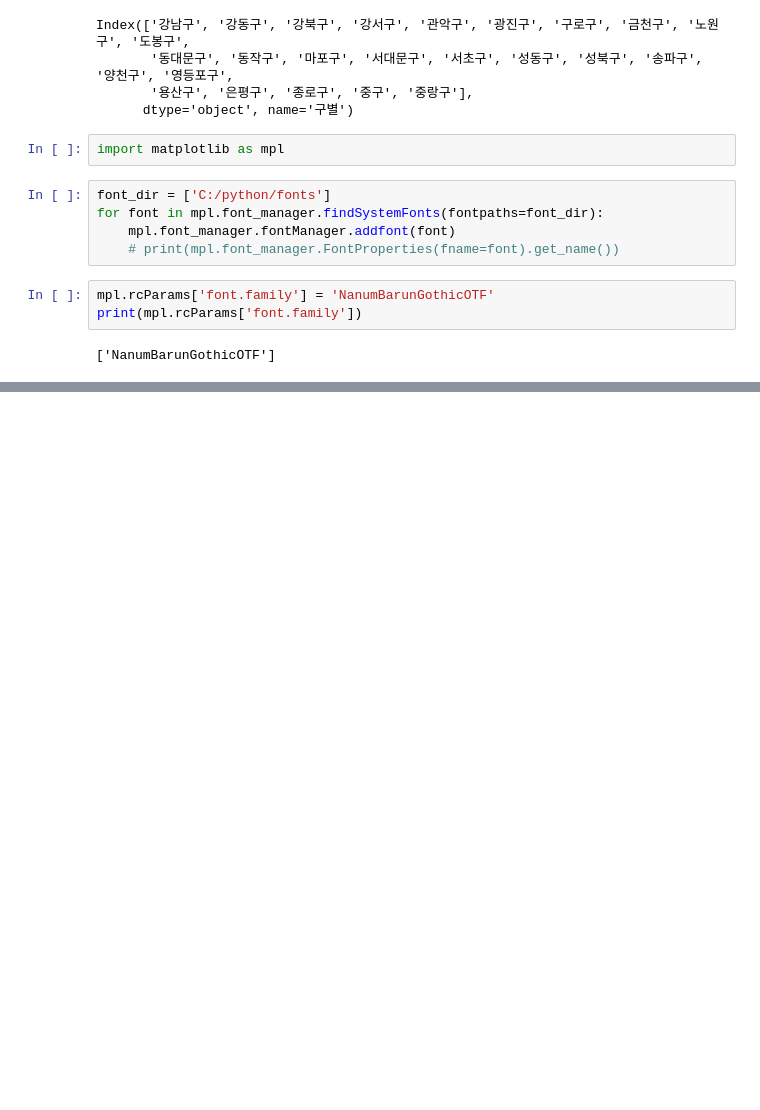
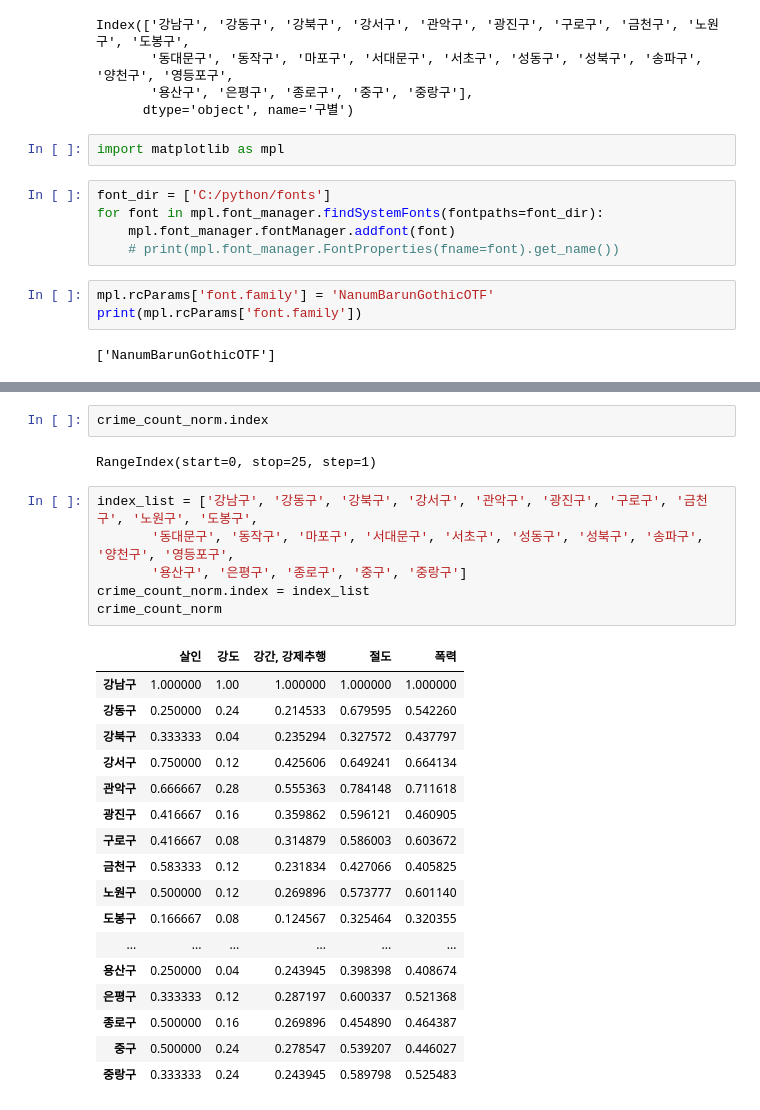
Before and after one commit to seohyun1119/pythonbasic, a Jupyter notebook: mini_project(1)/mini_project(3).ipynb, the cells around one changed output, grey strips where cells are left out. Saved outputs shown, nothing was run; the diff lists cells and outputs as text; blank space fills up the shorter version.

```diff
--- a/mini_project(1)/mini_project(3).ipynb
+++ b/mini_project(1)/mini_project(3).ipynb
@@ -124,2 +122,30 @@ crime_count_norm.sort_values(by='살인', ascending=False)
+# %%
+crime_count_norm.index
+# %% [output]
+RangeIndex(start=0, stop=25, step=1)
+# %%
+index_list = ['강남구', '강동구', '강북구', '강서구', '관악구', '광진구', '구로구', '금천구', '노원구', '도봉구',
+       '동대문구', '동작구', '마포구', '서대문구', '서초구', '성동구', '성북구', '송파구', '양천구', '영등포구',
+       '용산구', '은평구', '종로구', '중구', '중랑구']
+crime_count_norm.index = index_list
+crime_count_norm
+# %% [output]
+|  | 살인 | 강도 | 강간, 강제추행 | 절도 | 폭력 |
+| 강남구 | 1.000000 | 1.00 | 1.000000 | 1.000000 | 1.000000 |
+| 강동구 | 0.250000 | 0.24 | 0.214533 | 0.679595 | 0.542260 |
+| 강북구 | 0.333333 | 0.04 | 0.235294 | 0.327572 | 0.437797 |
+| 강서구 | 0.750000 | 0.12 | 0.425606 | 0.649241 | 0.664134 |
+| 관악구 | 0.666667 | 0.28 | 0.555363 | 0.784148 | 0.711618 |
+| 광진구 | 0.416667 | 0.16 | 0.359862 | 0.596121 | 0.460905 |
+| 구로구 | 0.416667 | 0.08 | 0.314879 | 0.586003 | 0.603672 |
+| 금천구 | 0.583333 | 0.12 | 0.231834 | 0.427066 | 0.405825 |
+| 노원구 | 0.500000 | 0.12 | 0.269896 | 0.573777 | 0.601140 |
+| 도봉구 | 0.166667 | 0.08 | 0.124567 | 0.325464 | 0.320355 |
+| ... | ... | ... | ... | ... | ... |
+| 용산구 | 0.250000 | 0.04 | 0.243945 | 0.398398 | 0.408674 |
+| 은평구 | 0.333333 | 0.12 | 0.287197 | 0.600337 | 0.521368 |
+| 종로구 | 0.500000 | 0.16 | 0.269896 | 0.454890 | 0.464387 |
+| 중구 | 0.500000 | 0.24 | 0.278547 | 0.539207 | 0.446027 |
+| 중랑구 | 0.333333 | 0.24 | 0.243945 | 0.589798 | 0.525483 |
 # %%
 plt.figure(figsize = (10,10))
```
Also changed, not shown: parts of 6 cells of this notebook, 4 other files.
